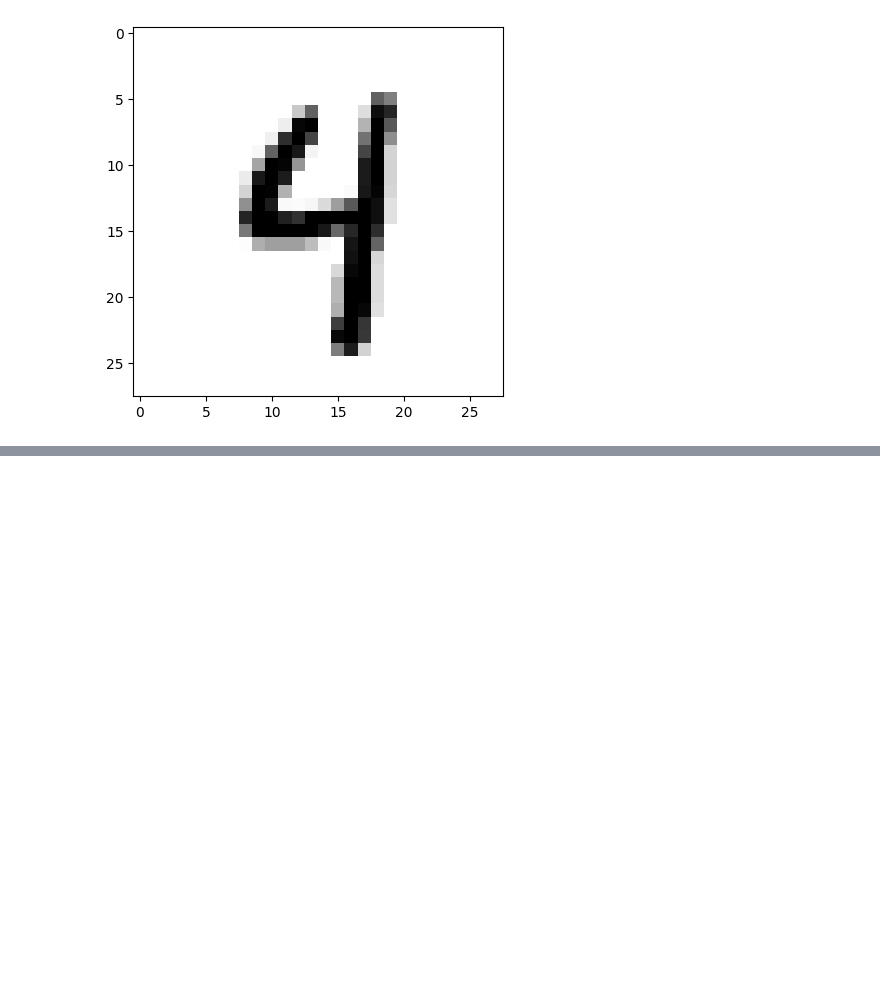
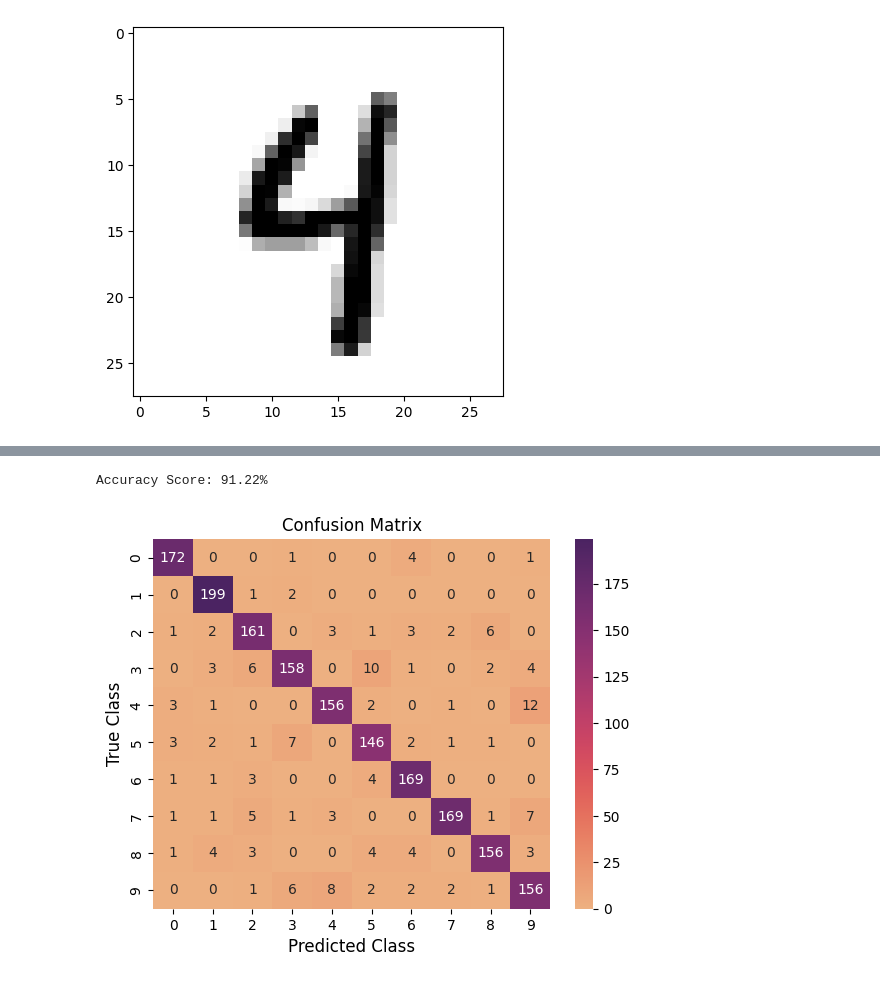
Before and after one commit to daraximi/Machine-Learning-Data-Mining, a Jupyter notebook: WEEK 7.ipynb, the cells around one changed output, grey strips where cells are left out. Saved outputs shown, nothing was run; the diff lists cells and outputs as text; code cells hidden in the pictures; blank space fills up the shorter version.

```diff
--- a/WEEK 7.ipynb
+++ b/WEEK 7.ipynb
@@ -40,0 +124,18 @@ x_train, x_test, y_train, y_test = train_test_split(X,y, test_size=0.3, random_s
+# %%
+# Make predictions on the test data
+y_pred = rf_selectedfeatures.predict(x_test_fs)
+
+print(f"Accuracy Score: {accuracy_score(y_test, y_pred) * 100:.2f}%")
+
+cm = confusion_matrix(y_test,y_pred)
+
+ax = sns.heatmap(cm, cmap='flare', annot=True, fmt='d')
+
+
+plt.xlabel("Predicted Class", fontsize=12)
+plt.ylabel("True Class", fontsize=12)
+plt.title("Confusion Matrix", fontsize=12)
+plt.show()
+# %% [output]
+Accuracy Score: 91.22%
+[figure, added]
```
Also changed, not shown: parts of 11 cells of this notebook, 1 other file.
